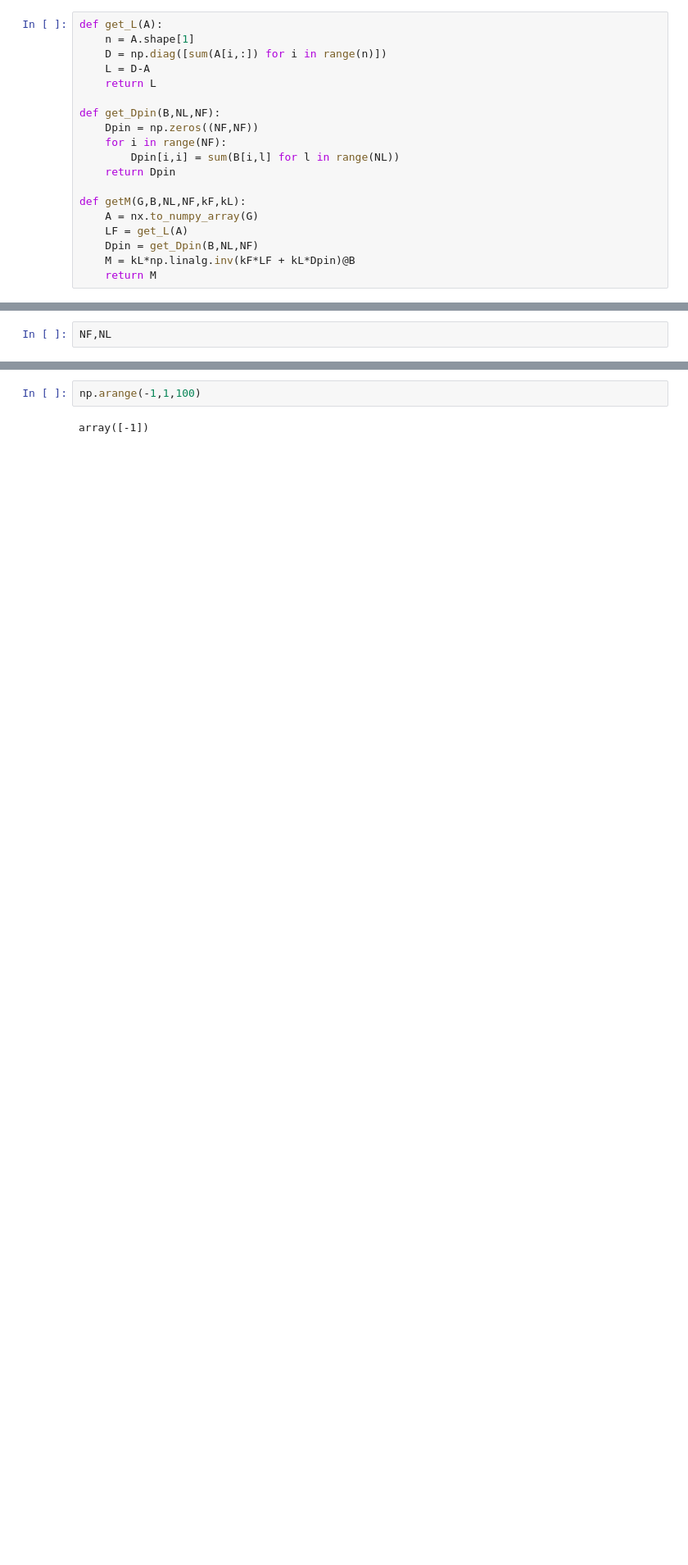
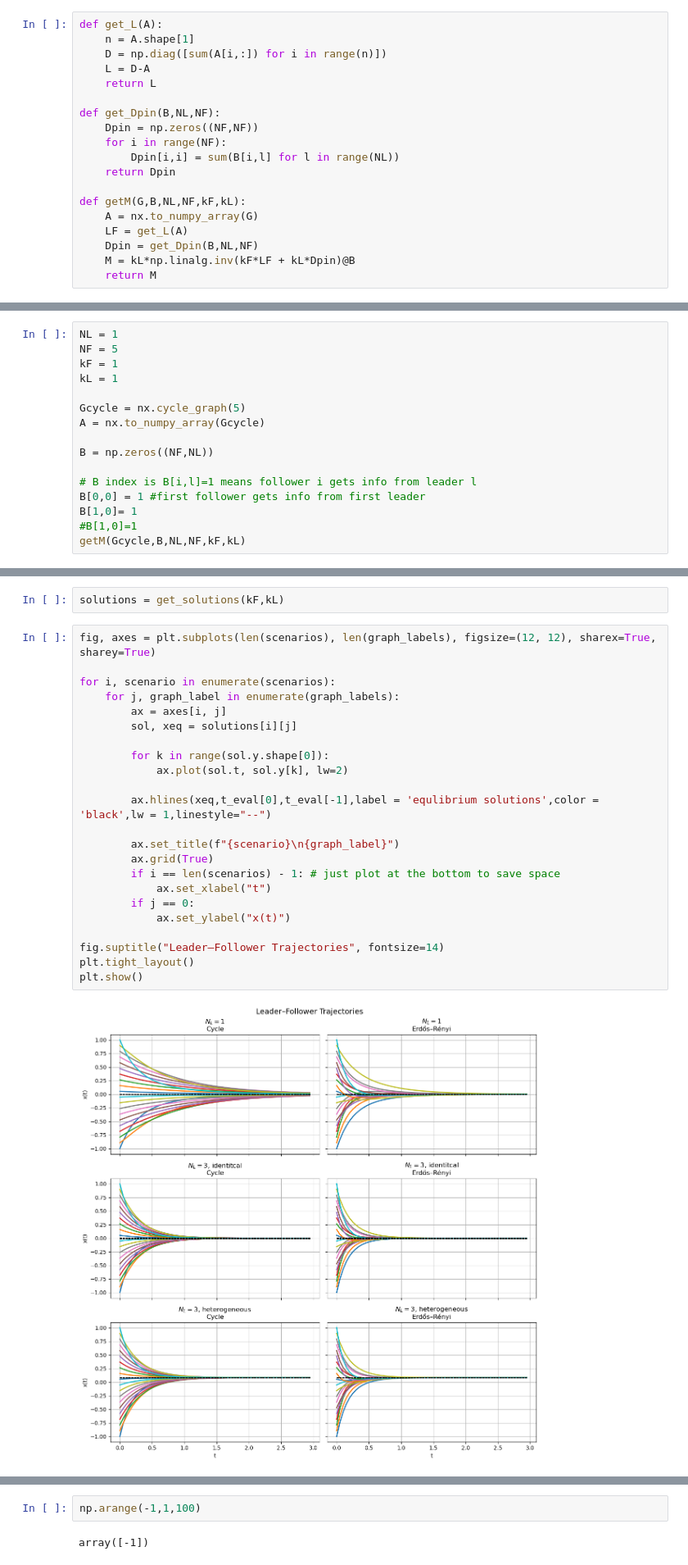
Before and after one commit to valentine-alia/MAE-6870, a Jupyter notebook: hw3/hw3_code_1.ipynb, the cells around one changed output, grey strips where cells are left out. Shown at 82% size. Saved outputs shown, nothing was run; the diff lists cells and outputs as text; blank space fills up the shorter version.

```diff
--- a/hw3/hw3_code_1.ipynb
+++ b/hw3/hw3_code_1.ipynb
@@ -49,3 +119,17 @@ array([[1., 0.],
 # %%
-NF,NL
+NL = 1
+NF = 5
+kF = 1
+kL = 1
+
+Gcycle = nx.cycle_graph(5)
+A = nx.to_numpy_array(Gcycle)
+
+B = np.zeros((NF,NL))
+
+# B index is B[i,l]=1 means follower i gets info from leader l
+B[0,0] = 1 #first follower gets info from first leader
+B[1,0]= 1
+#B[1,0]=1
+getM(Gcycle,B,NL,NF,kF,kL)
 # %% [output]
@@ -53,3 +215,30 @@ NF,NL
+# %%
+solutions = get_solutions(kF,kL)
+# %%
+fig, axes = plt.subplots(len(scenarios), len(graph_labels), figsize=(12, 12), sharex=True, sharey=True)
+
+for i, scenario in enumerate(scenarios):
+    for j, graph_label in enumerate(graph_labels):
+        ax = axes[i, j]
+        sol, xeq = solutions[i][j]
+
+        for k in range(sol.y.shape[0]):
+            ax.plot(sol.t, sol.y[k], lw=2)
+
+        ax.hlines(xeq,t_eval[0],t_eval[-1],label = 'equlibrium solutions',color = 'black',lw = 1,linestyle="--")
+
+        ax.set_title(f"{scenario}\n{graph_label}")
+        ax.grid(True)
+        if i == len(scenarios) - 1: # just plot at the bottom to save space
+            ax.set_xlabel("t")
+        if j == 0:
+            ax.set_ylabel("x(t)")
+
+fig.suptitle("Leader–Follower Trajectories", fontsize=14)
+plt.tight_layout()
+plt.show()
+# %% [output]
+[figure, added]
 # %%
 NL = 2
 NF = 5
```
Also changed, not shown: parts of 14 cells of this notebook, 2 other files.
